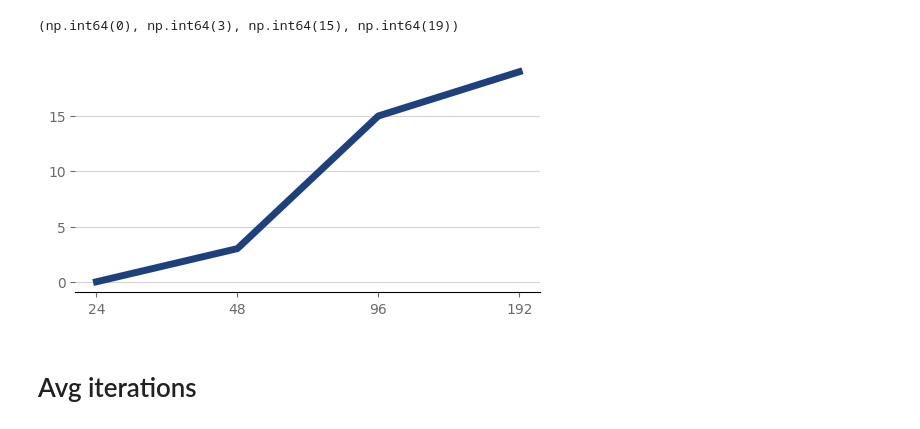
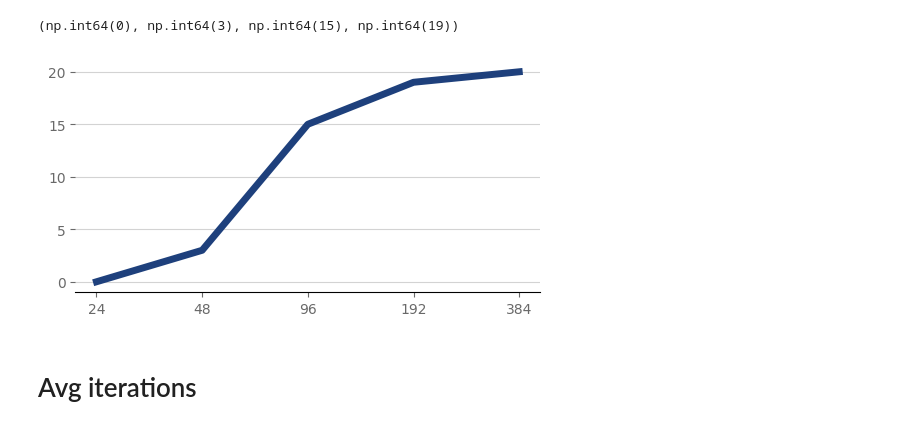
Before and after one commit to PSU-AI801-Group1-Fall-2024/2048-experiments, a Jupyter notebook: data-synthensis.ipynb, the cells around one changed output. Saved outputs shown, nothing was run; the diff lists cells and outputs as text; code cells hidden in the pictures.

```diff
--- a/data-synthensis.ipynb
+++ b/data-synthensis.ipynb
@@ -276,17 +276,18 @@ line_plot(x, y, color_psu_pugh_blue)
 # %% [output]
 (np.int64(0), np.int64(3), np.int64(15), np.int64(19))
 # %%
-x = [24, 48, 96, 192]
+x = [24, 48, 96, 192, 384]
 y = [
     won(df_mcts_24).count()['Max Tile'],
     won(df_mcts_48).count()['Max Tile'],
     won(df_mcts_96).count()['Max Tile'],
     won(df_mcts_192).count()['Max Tile'],
+    won(df_mcts_384).count()['Max Tile'],
 ]
 
 line_plot(x, y)
 # %% [output]
-[figure, old version]
+[figure, new version]
 # %% [markdown]
 # Avg iterations
 # %%
```
Also changed, not shown: parts of 7 cells of this notebook.
